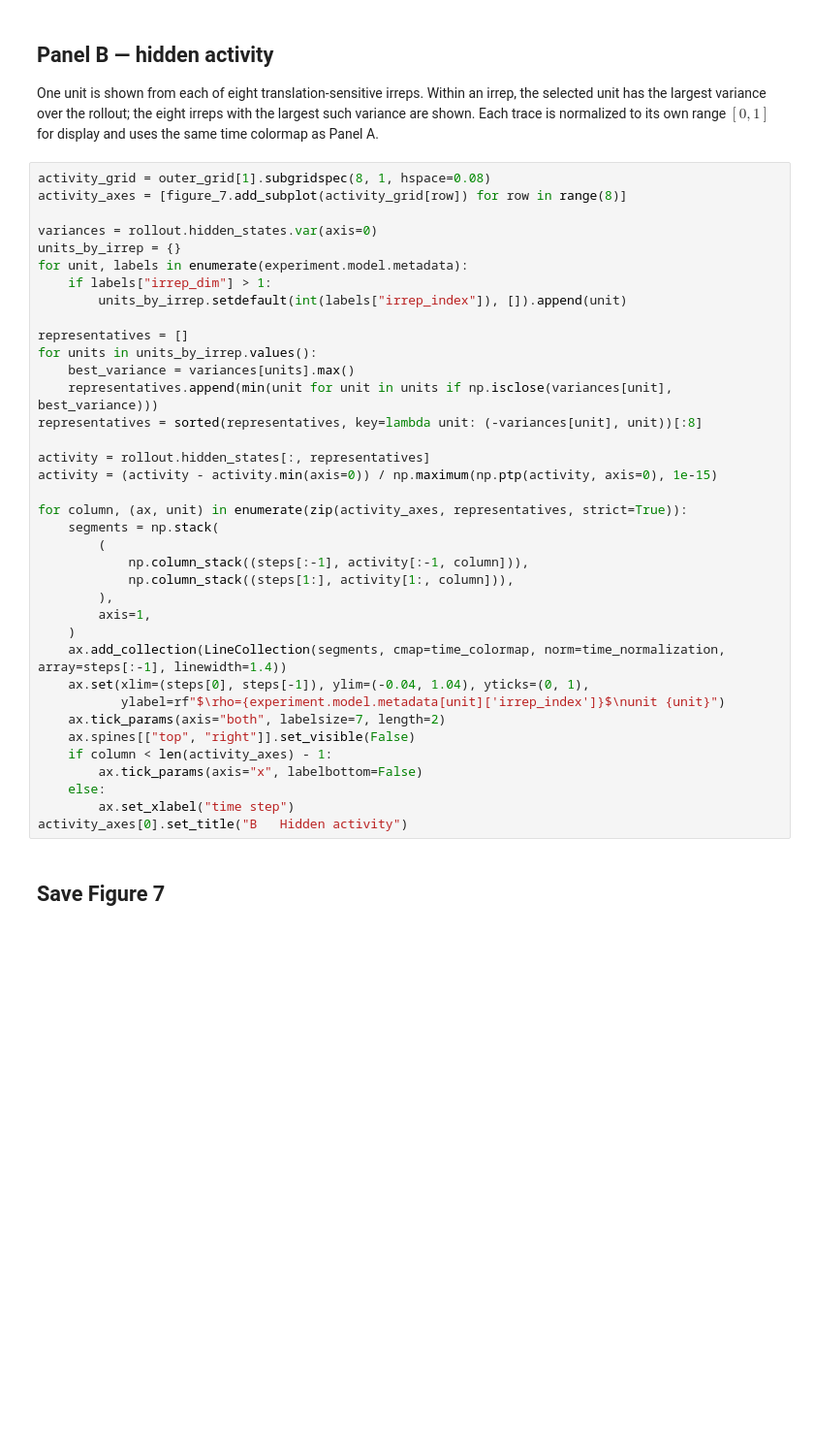
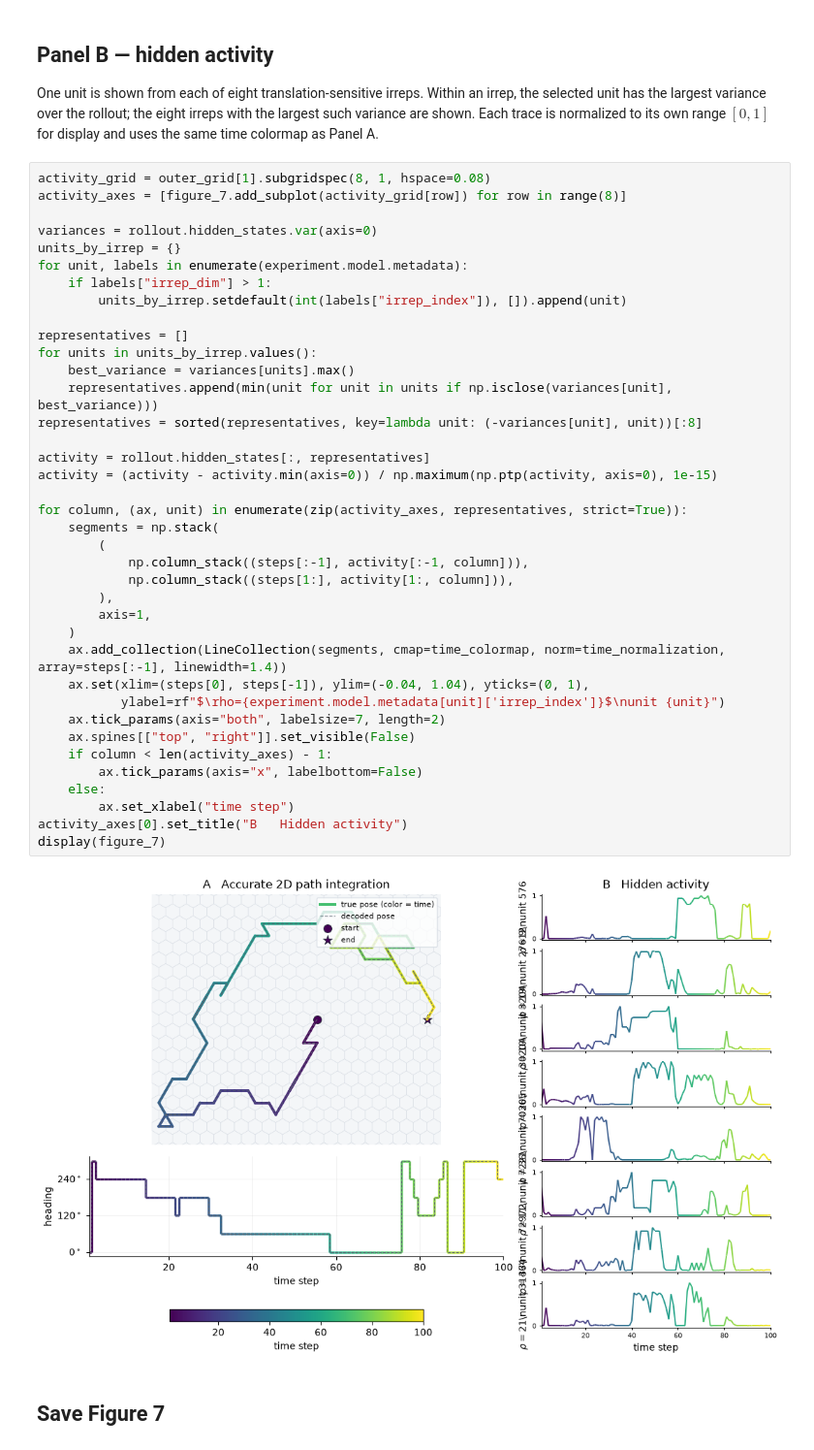
Before and after one commit to geometric-intelligence/grids-and-groups, a Jupyter notebook: notebooks/constructed_networks/figure_7.ipynb, the cells around one changed output. Shown at 97% size. Cells and saved outputs as stored; diff of their text form; blank space fills up the shorter version.

Commit message:
display panel B

```diff
--- a/notebooks/constructed_networks/figure_7.ipynb
+++ b/notebooks/constructed_networks/figure_7.ipynb
@@ -248,33 +254,36 @@ for unit, labels in enumerate(experiment.model.metadata):
     if labels["irrep_dim"] > 1:
         units_by_irrep.setdefault(int(labels["irrep_index"]), []).append(unit)
 
 representatives = []
 for units in units_by_irrep.values():
     best_variance = variances[units].max()
     representatives.append(min(unit for unit in units if np.isclose(variances[unit], best_variance)))
 representatives = sorted(representatives, key=lambda unit: (-variances[unit], unit))[:8]
 
 activity = rollout.hidden_states[:, representatives]
 activity = (activity - activity.min(axis=0)) / np.maximum(np.ptp(activity, axis=0), 1e-15)
 
 for column, (ax, unit) in enumerate(zip(activity_axes, representatives, strict=True)):
     segments = np.stack(
         (
             np.column_stack((steps[:-1], activity[:-1, column])),
             np.column_stack((steps[1:], activity[1:, column])),
         ),
         axis=1,
     )
     ax.add_collection(LineCollection(segments, cmap=time_colormap, norm=time_normalization, array=steps[:-1], linewidth=1.4))
     ax.set(xlim=(steps[0], steps[-1]), ylim=(-0.04, 1.04), yticks=(0, 1),
            ylabel=rf"$\rho={experiment.model.metadata[unit]['irrep_index']}$\nunit {unit}")
     ax.tick_params(axis="both", labelsize=7, length=2)
     ax.spines[["top", "right"]].set_visible(False)
     if column < len(activity_axes) - 1:
         ax.tick_params(axis="x", labelbottom=False)
     else:
         ax.set_xlabel("time step")
 activity_axes[0].set_title("B   Hidden activity")
+display(figure_7)
+# %% [output]
+[figure, added]
 # %% [markdown]
 ## Save Figure 7
 # %%
```
Also changed, not shown: parts of 4 cells of this notebook, 1 other file.
